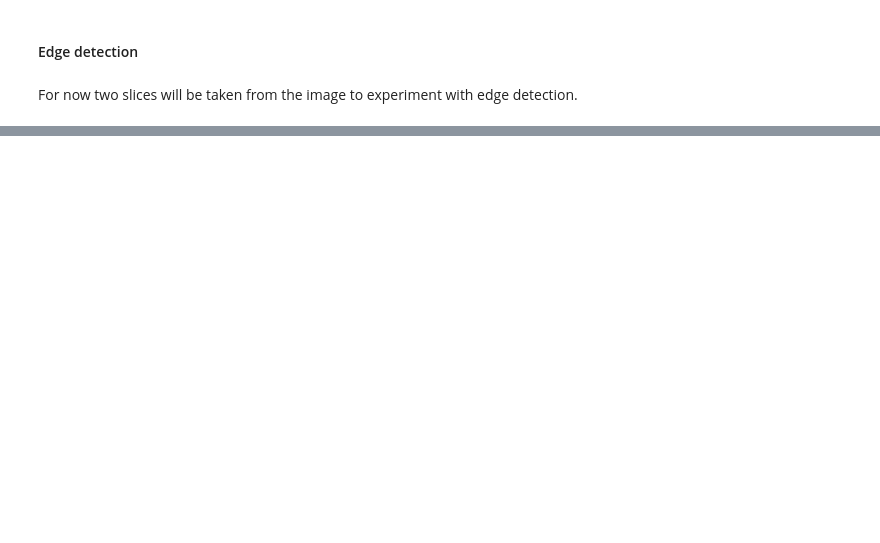
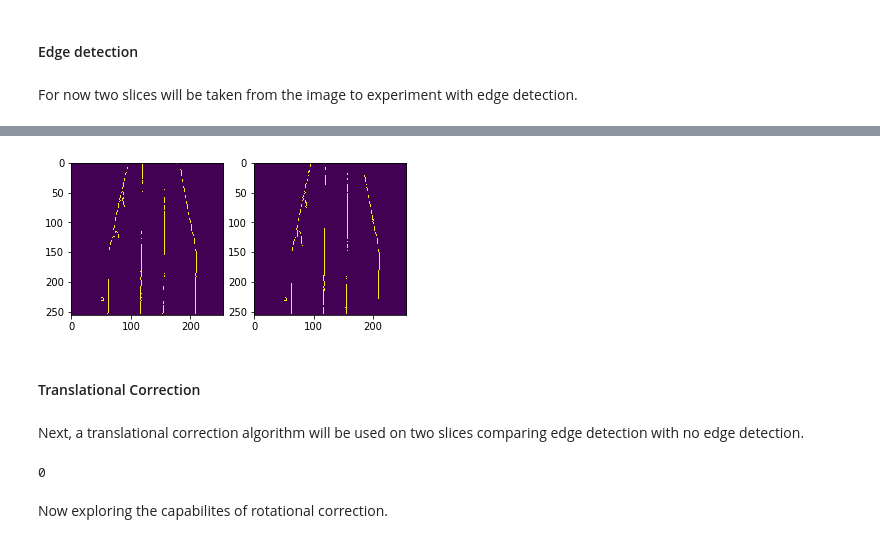
Before and after one commit to abdrysdale/ct-xray-project, a Jupyter notebook: CT Image Reconstruction.ipynb, the cells around one changed output, grey strips where cells are left out. Cells and saved outputs as stored; diff of their text form; code cells hidden in the pictures; blank space fills up the shorter version.

```diff
--- a/CT Image Reconstruction.ipynb
+++ b/CT Image Reconstruction.ipynb
@@ -36,0 +39,17 @@ Applying edge detection to the slices to observe threshold levels. For now the c
+# %%
+#Detects edges
+sigma = 2
+edges1 = feature.canny(slice1,sigma=sigma)
+edges2 = feature.canny(slice2,sigma=sigma)
+
+#Displays resuls
+_,ax = plt.subplots(1,2)
+ax[0].imshow(edges1)
+ax[1].imshow(edges2)
+plt.show()
+# %% [output]
+[figure, added]
+# %% [markdown]
+#### Translational Correction
+# %% [markdown]
+Next, a translational correction algorithm will be used on two slices comparing edge detection with no edge detection.
@@ -36,0 +75,6 @@ Applying edge detection to the slices to observe threshold levels. For now the c
+# %%
+lateral_correction1(slice1,slice10)
+# %% [output]
+0
+# %% [markdown]
+Now exploring the capabilites of rotational correction.
```
Also changed, not shown: parts of 16 cells of this notebook, 2 other files.
